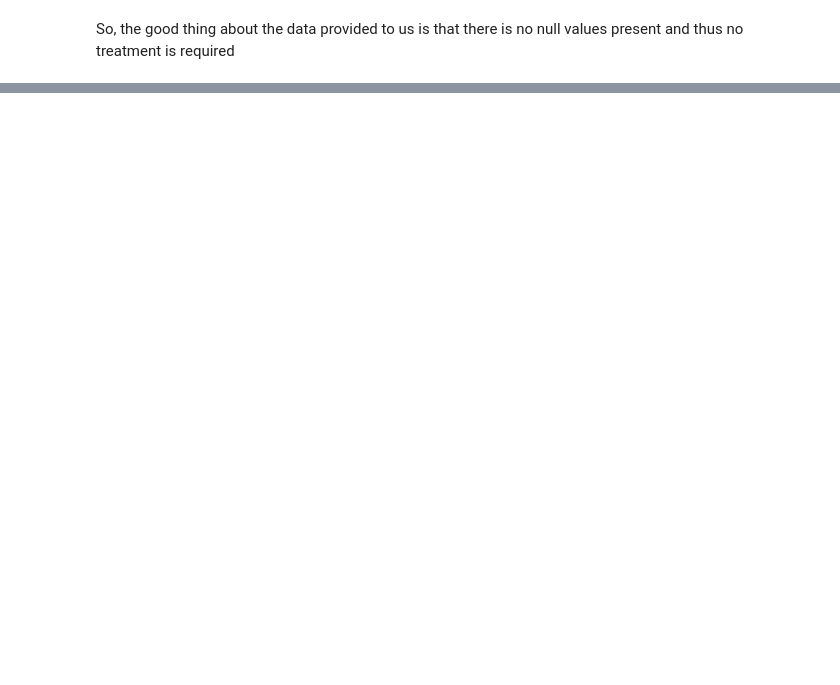
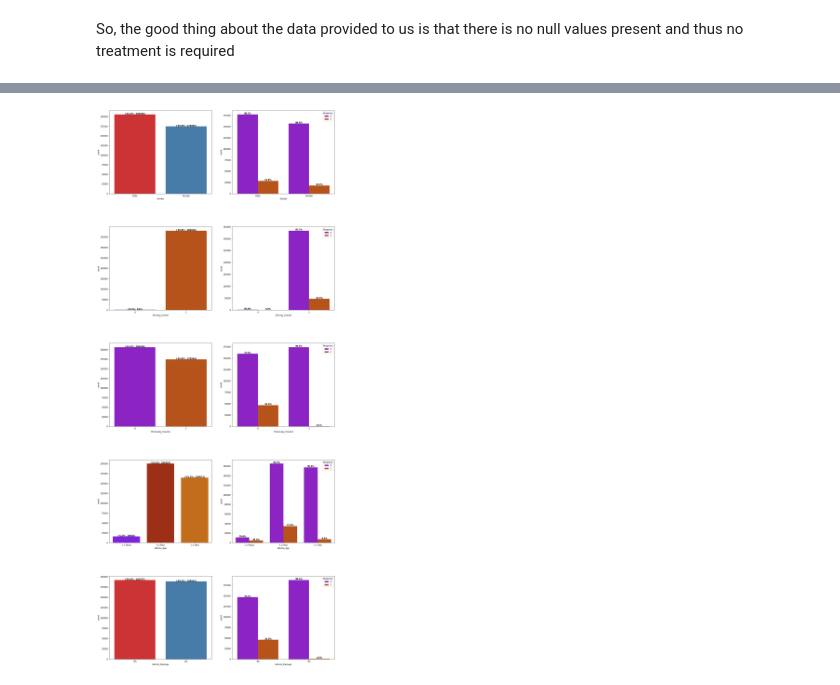
Before and after one commit to agrawalkunal2/insurance-cross_sell, a Jupyter notebook: HEALTH_INSURANCE_CROSS_SELL_PREDICTION.ipynb, the cells around one changed output, grey strips where cells are left out. Drawn from its saved outputs; the diff is of its cells as text; code cells hidden in the pictures; blank space fills up the shorter version.

```diff
--- a/HEALTH_INSURANCE_CROSS_SELL_PREDICTION.ipynb
+++ b/HEALTH_INSURANCE_CROSS_SELL_PREDICTION.ipynb
@@ -155,0 +292,33 @@ So, the good thing about the data provided to us is that there is no null values
+# %%
+f,ax=plt.subplots(nrows=5,ncols=2,figsize=(20,50),
+                  gridspec_kw={'width_ratios': [10,10],
+                               'height_ratios': [10,10,10,10,10],'wspace': 0.2,
+                       'hspace': 0.4})
+
+
+a1=sns.countplot(data=data,x="Gender",ax=ax[0][0],palette="Set1")
+without_hue(data,'Gender',a1)
+a2=sns.countplot(data=data,x='Gender',hue='Response',palette="gnuplot",ax=ax[0][1])
+with_hue(data,'Gender',a2)
+
+b1=sns.countplot(data=data,x="Driving_License",palette="gnuplot",ax=ax[1][0])
+without_hue(data,"Driving_License",b1)
+b2=sns.countplot(data=data,x="Driving_License",hue='Response',palette="gnuplot",ax=ax[1][1])
+with_hue(data,"Driving_License",b2)
+
+c1=sns.countplot(data=data,x="Previously_Insured",palette="gnuplot",ax=ax[2][0])
+without_hue(data,"Previously_Insured",c1)
+c2=sns.countplot(data=data,x="Previously_Insured",hue='Response',palette="gnuplot",ax=ax[2][1])
+with_hue(data,"Previously_Insured",c2)
+
+d1=sns.countplot(data=data,x="Vehicle_Age",palette="gnuplot",ax=ax[3][0])
+without_hue(data,"Vehicle_Age",d1)
+d2=sns.countplot(data=data,x="Vehicle_Age",hue='Response',palette="gnuplot",ax=ax[3][1])
+with_hue(data,"Vehicle_Age",d2)
+
+e1=sns.countplot(data=data,x="Vehicle_Damage",ax=ax[4][0],palette="Set1")
+without_hue(data,"Vehicle_Damage",e1)
+e2=sns.countplot(data=data,x="Vehicle_Damage",hue='Response',palette="gnuplot",ax=ax[4][1])
+with_hue(data,"Vehicle_Damage",e2)
+# %% [output]
+[figure, added]
```
Also changed, not shown: parts of 22 cells of this notebook.
